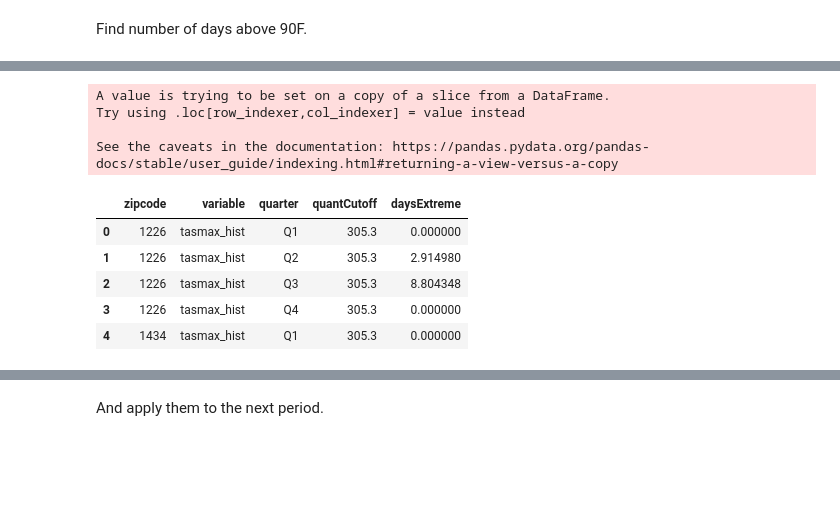
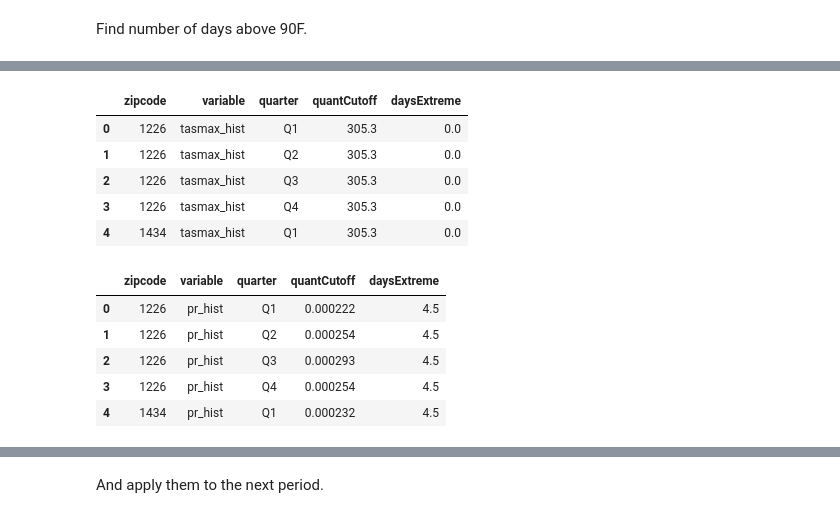
Before and after one commit to brianreed21/extremes, a Jupyter notebook: extremesCleaningCode/cmip6Processing.ipynb, the cells around one changed output, grey strips where cells are left out. Drawn from its saved outputs; the diff is of its cells as text; code cells hidden in the pictures; blank space fills up the shorter version.

```diff
--- a/extremesCleaningCode/cmip6Processing.ipynb
+++ b/extremesCleaningCode/cmip6Processing.ipynb
@@ -170,25 +168,30 @@ temp[temp.]
 # %%
-quantsTemp = baseline[baseline.variable == 'tasmax_hist']
+quantsTemp = baseline[baseline.variable == 'tasmax_hist'].drop(columns = {'s','year'})
 quantsTemp['daysExtreme'] = 1*(quantsTemp.value > 305.3)
-quantsTemp = quantsTemp.groupby(['zipcode', 'variable', 'quarter']).mean().reset_index()
+quantsTemp = quantsTemp.groupby(['zipcode', 'variable', 'quarter']).median().reset_index()
 quantsTemp.rename(columns = {'value': 'quantCutoff'}, inplace = True)
 
 quantsTemp.daysExtreme = quantsTemp.daysExtreme*90
 quantsTemp.quantCutoff = 305.3
 
 
 quantsTemp.head()
 # %% [output]
-A value is trying to be set on a copy of a slice from a DataFrame.
-Try using .loc[row_indexer,col_indexer] = value instead
-
-See the caveats in the documentation: https://pandas.pydata.org/pandas-docs/stable/user_guide/indexing.html#returning-a-view-versus-a-copy
 |  | zipcode | variable | quarter | quantCutoff | daysExtreme |
-| 0 | 1226 | tasmax_hist | Q1 | 305.3 | 0.000000 |
-| 1 | 1226 | tasmax_hist | Q2 | 305.3 | 2.914980 |
-| 2 | 1226 | tasmax_hist | Q3 | 305.3 | 8.804348 |
-| 3 | 1226 | tasmax_hist | Q4 | 305.3 | 0.000000 |
-| 4 | 1434 | tasmax_hist | Q1 | 305.3 | 0.000000 |
+| 0 | 1226 | tasmax_hist | Q1 | 305.3 | 0.0 |
+| 1 | 1226 | tasmax_hist | Q2 | 305.3 | 0.0 |
+| 2 | 1226 | tasmax_hist | Q3 | 305.3 | 0.0 |
+| 3 | 1226 | tasmax_hist | Q4 | 305.3 | 0.0 |
+| 4 | 1434 | tasmax_hist | Q1 | 305.3 | 0.0 |
+# %%
+quantsPrecip.head()
+# %% [output]
+|  | zipcode | variable | quarter | quantCutoff | daysExtreme |
+| 0 | 1226 | pr_hist | Q1 | 0.000222 | 4.5 |
+| 1 | 1226 | pr_hist | Q2 | 0.000254 | 4.5 |
+| 2 | 1226 | pr_hist | Q3 | 0.000293 | 4.5 |
+| 3 | 1226 | pr_hist | Q4 | 0.000254 | 4.5 |
+| 4 | 1434 | pr_hist | Q1 | 0.000232 | 4.5 |
 # %%
 quants = quantsPrecip.append(quantsTemp)
 # %%
```
Also changed, not shown: parts of 28 cells of this notebook, 10 other files.
